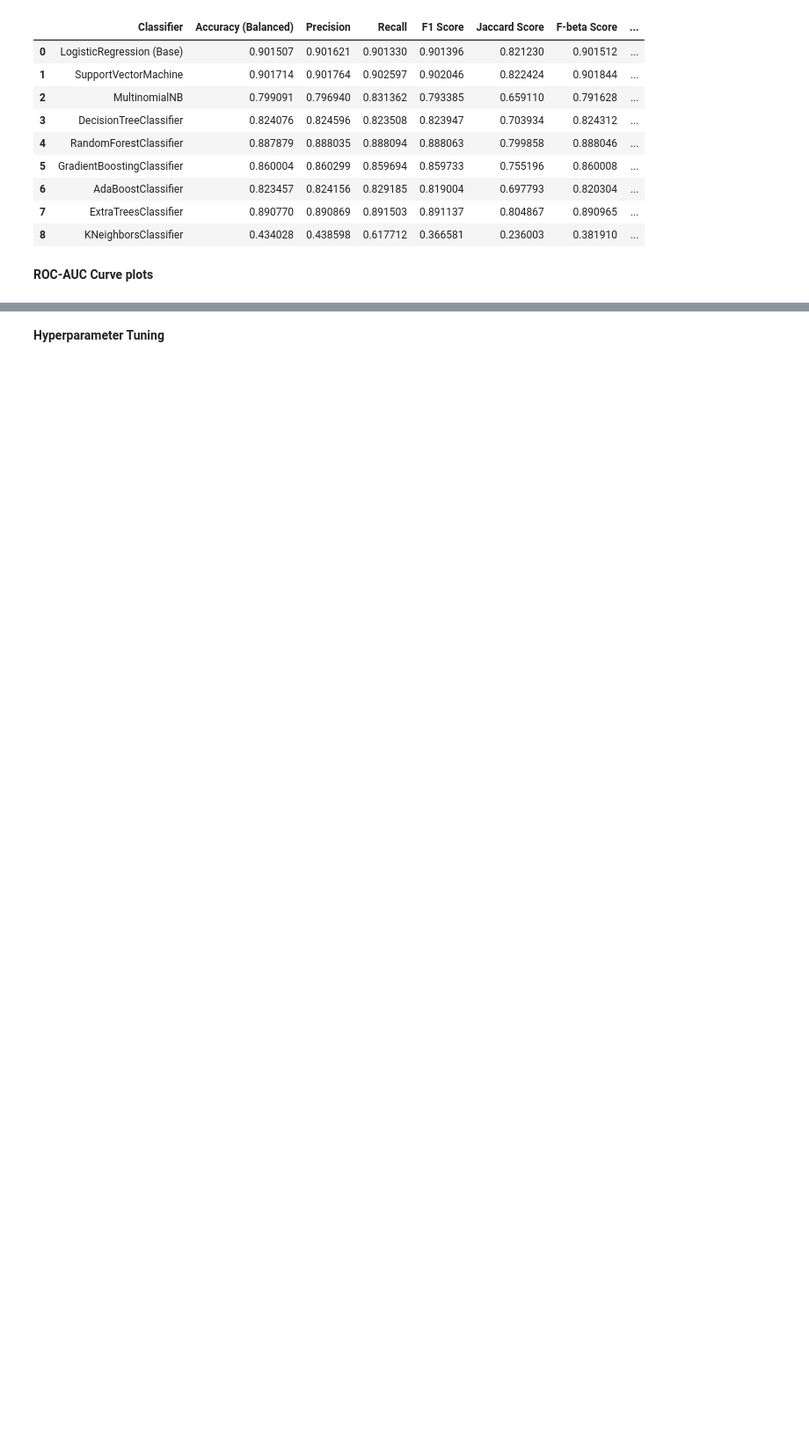
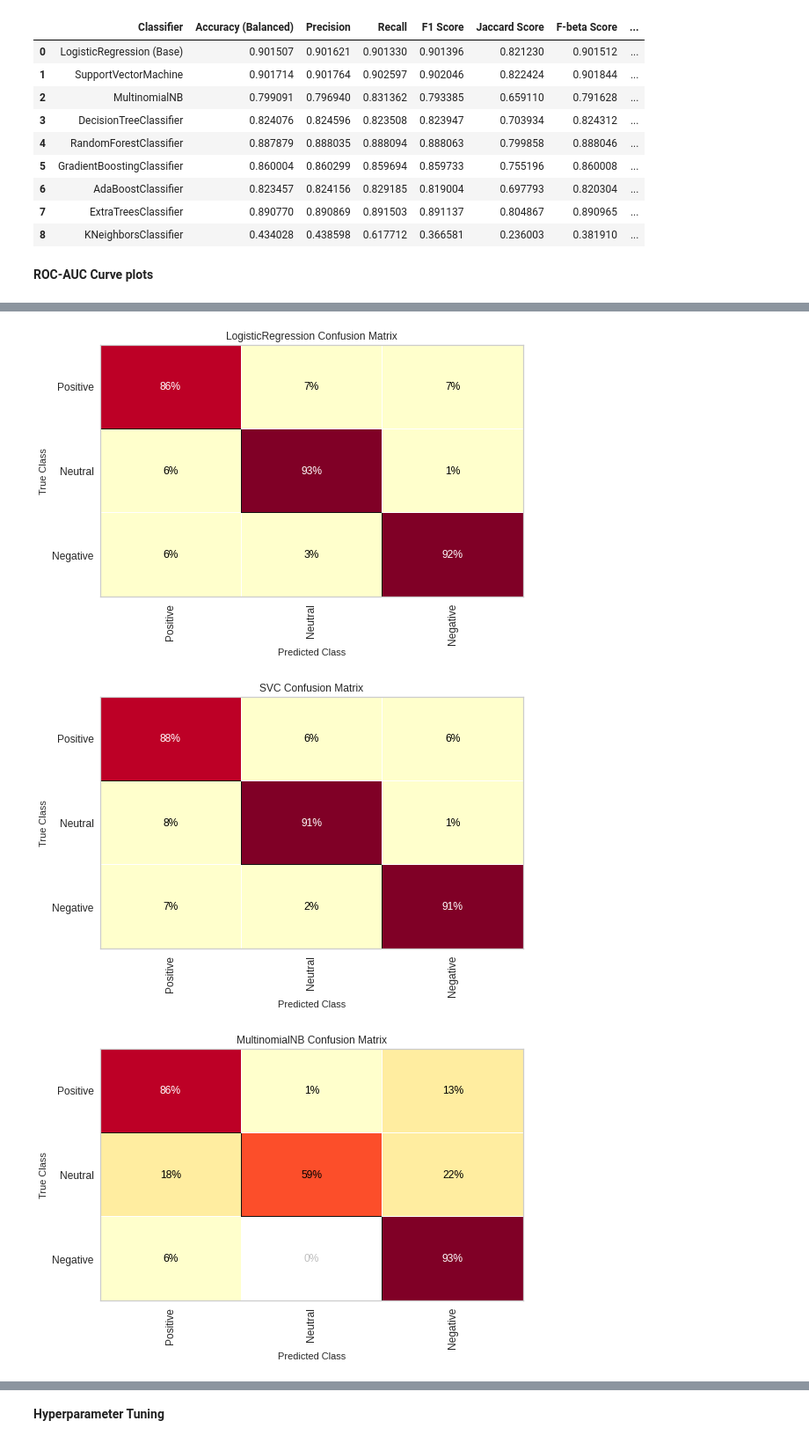
Before and after one commit to euisuck2/Unsupervised-Learning-1, a Jupyter notebook: Supervised_Learning.ipynb, the cells around one changed output, grey strips where cells are left out. Shown at 88% size. Drawn from its saved outputs; the diff is of its cells as text; code cells hidden in the pictures; blank space fills up the shorter version.

```diff
--- a/Supervised_Learning.ipynb
+++ b/Supervised_Learning.ipynb
@@ -257,3 +266,26 @@ for model in tqdm(model_list):
 [figure]
 [figure]
 [figure]
+# %%
+def plot_Confusion_Matrix_Heatmap(model, X_train, y_train, X_val, y_val):
+
+    classes = ['Positive', 'Neutral', 'Negative']
+    visualizer = ConfusionMatrix(
+        model, classes = classes,
+        percent = True,
+        label_encoder = {'Positive': 'Positive',
+                         'Neutral': 'Neutral',
+                         'Negative': 'Negative'})
+
+    visualizer.fit(X_train, y_train)
+    visualizer.score(X_val, y_val)
+    visualizer.show()
+
+    return visualizer
+# %%
+for model in tqdm(model_list_):
+  plot_Confusion_Matrix_Heatmap(model, X_train, y_train, X_val, y_val)
+# %% [output]
+[figure, added]
+[figure, added]
+[figure, added]
```
Also changed, not shown: parts of 12 cells of this notebook.
